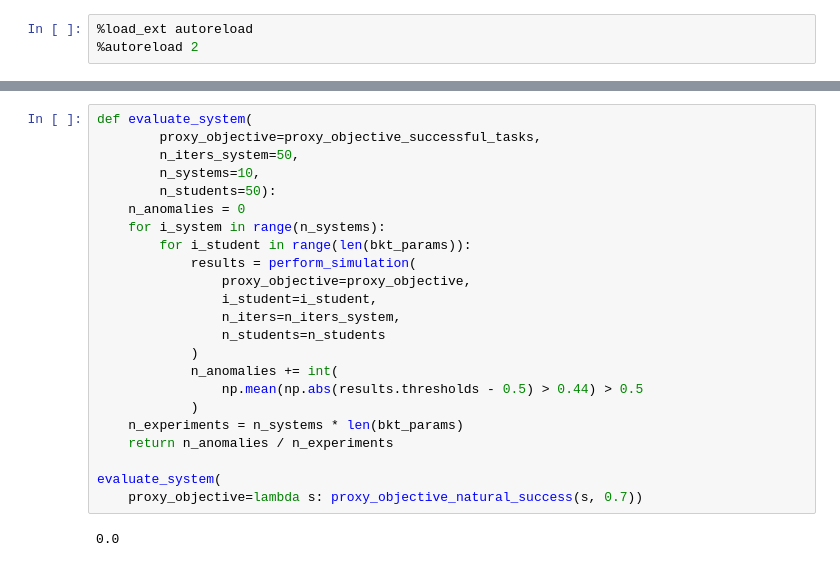
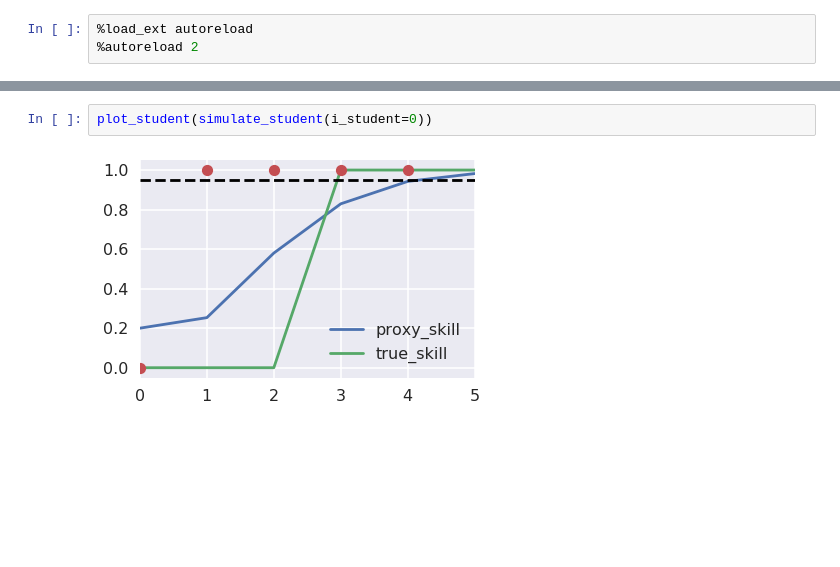
Before and after one commit to effa/iv109, a Jupyter notebook: 2018-05-09-exploration.ipynb, the cells around one changed output, grey strips where cells are left out. Drawn from its saved outputs; the diff is of its cells as text; blank space fills up the shorter version.

Commit message:
Add modules for evaluation and plotting

```diff
--- a/2018-05-09-exploration.ipynb
+++ b/2018-05-09-exploration.ipynb
@@ -120,25 +24,4 @@ False
-# %%
-def evaluate_system(
-        proxy_objective=proxy_objective_successful_tasks,
-        n_iters_system=50,
-        n_systems=10,
-        n_students=50):
-    n_anomalies = 0
-    for i_system in range(n_systems):
-        for i_student in range(len(bkt_params)):
-            results = perform_simulation(
-                proxy_objective=proxy_objective,
-                i_student=i_student,
-                n_iters=n_iters_system,
-                n_students=n_students
-            )
-            n_anomalies += int(
-                np.mean(np.abs(results.thresholds - 0.5) > 0.44) > 0.5
-            )
-    n_experiments = n_systems * len(bkt_params)
-    return n_anomalies / n_experiments
-
-evaluate_system(
-    proxy_objective=lambda s: proxy_objective_natural_success(s, 0.7))
-# %% [output]
-0.0
+# %%
+plot_student(simulate_student(i_student=0))
+# %% [output]
+[figure, added]
```
Also changed, not shown: parts of 11 cells of this notebook, 4 other files.
